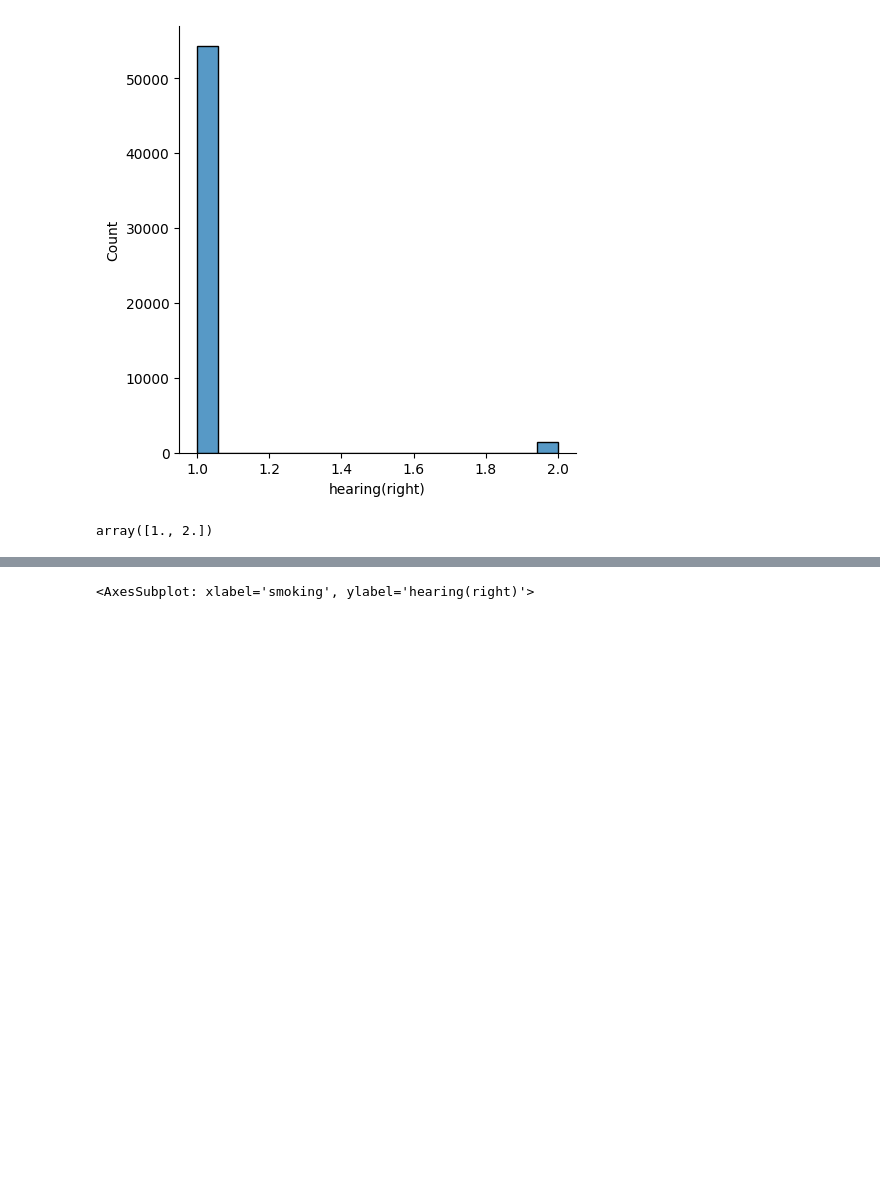
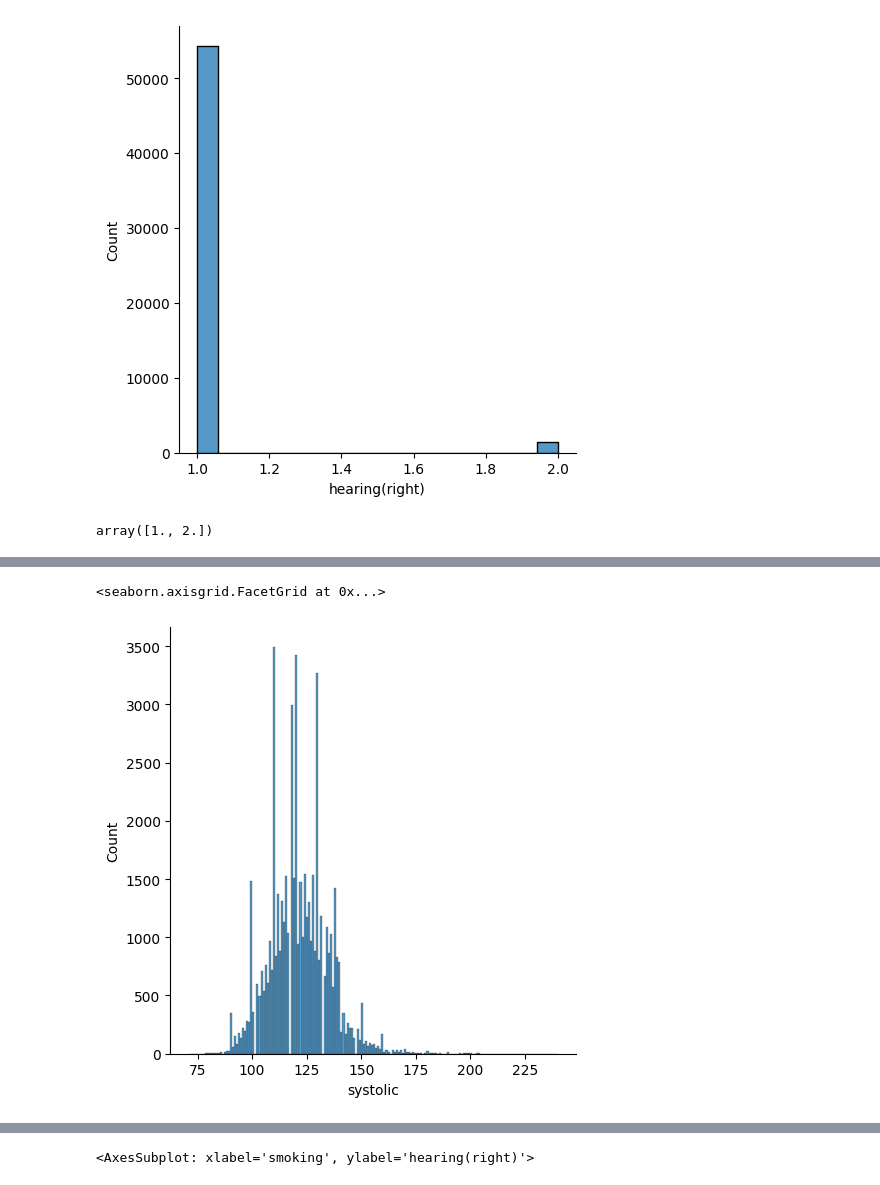
Before and after one commit to Renga1999/Data_Mining_Project_Body_Signal_due_to_smoking, a Jupyter notebook: Team2_python_project.ipynb, the cells around one changed output, grey strips where cells are left out. Cells and saved outputs as stored; diff of their text form; code cells hidden in the pictures; blank space fills up the shorter version.

```diff
--- a/Team2_python_project.ipynb
+++ b/Team2_python_project.ipynb
@@ -142,0 +143,7 @@ sns.displot(df["hearing(right)"])
+# %%
+# hearing, systolic, relaxation, fasting blood sugar level, cholesterol, triglyceride , smoking
+
+sns.displot(df["systolic"])
+# %% [output]
+<seaborn.axisgrid.FacetGrid at 0x...>
+[figure, added]
```
Also changed, not shown: parts of 7 cells of this notebook.
